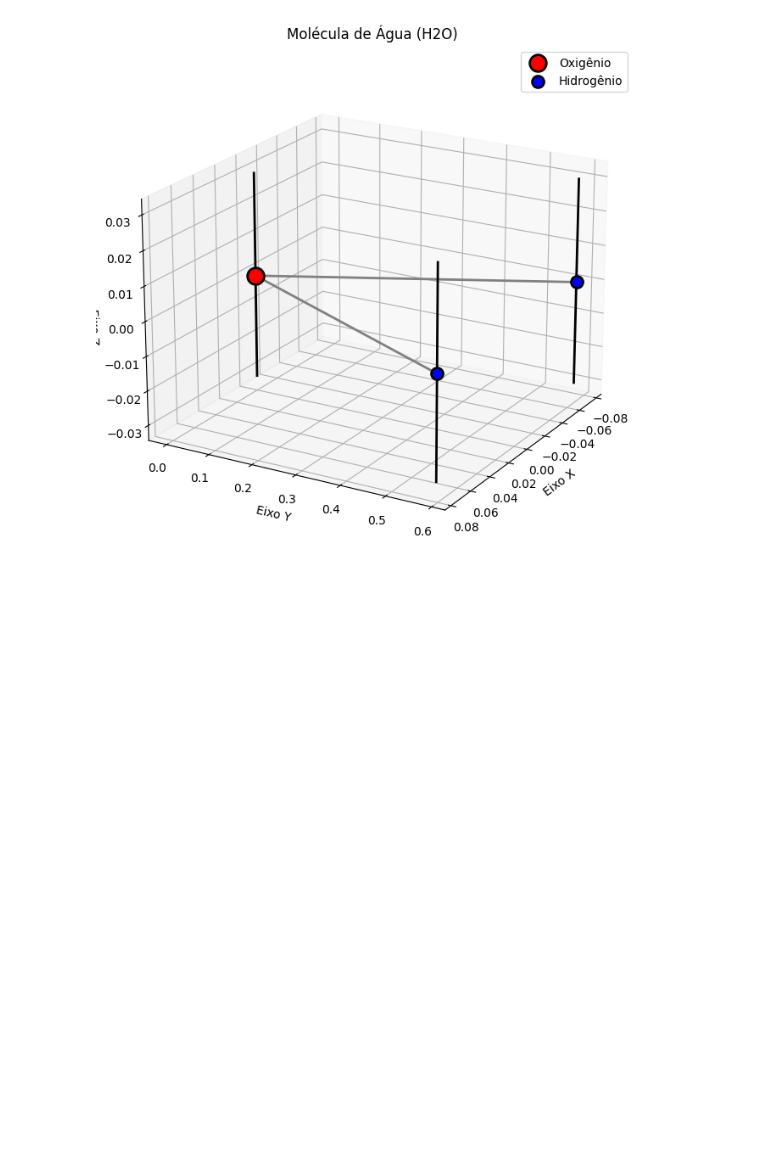
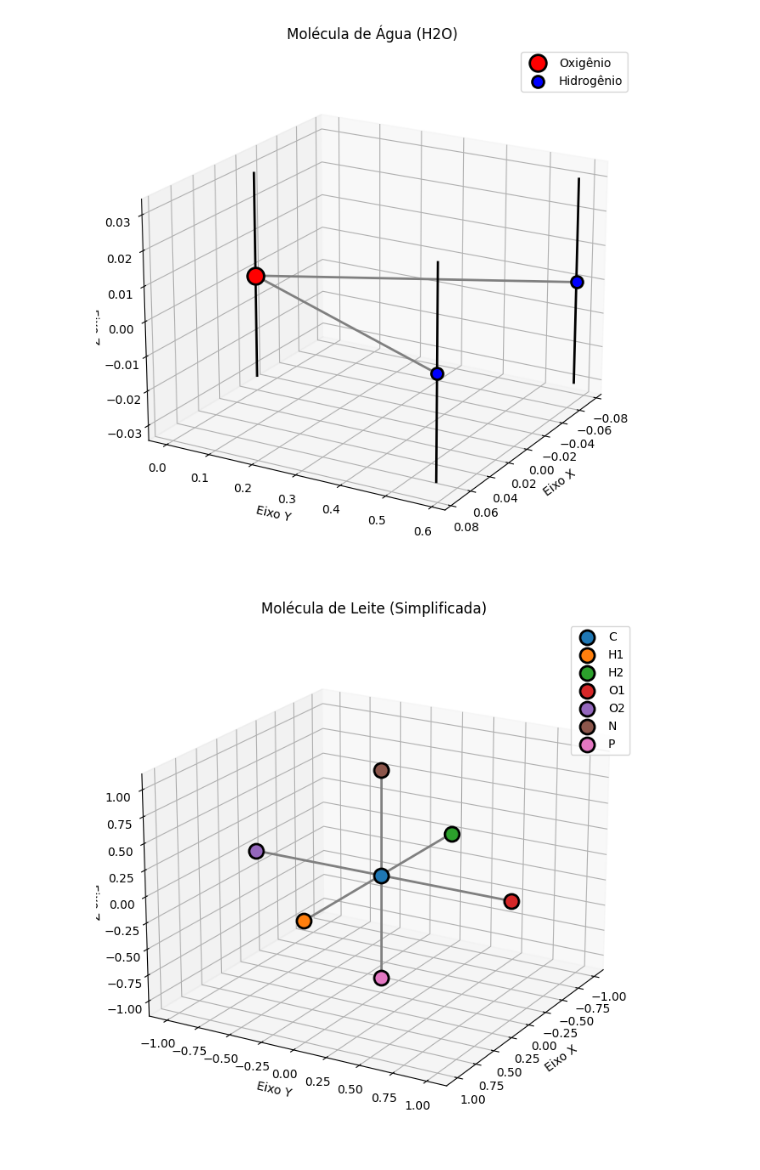
Before and after one commit to kono100/Graficos_em_Python, a Jupyter notebook: grafico.ipynb, the cells around one changed output. Drawn from its saved outputs; the diff is of its cells as text; code cells hidden in the pictures; blank space fills up the shorter version.

```diff
--- a/grafico.ipynb
+++ b/grafico.ipynb
@@ -386,3 +386,52 @@ ax.view_init(elev=20, azim=30)
 plt.show()
 # %% [output]
 [figure]
+# %%
+# Grafico 14
+
+import matplotlib.pyplot as plt
+import numpy as np
+from mpl_toolkits.mplot3d import Axes3D
+
+# Criar a figura tridimensional
+fig = plt.figure(figsize=(8, 8))
+ax = fig.add_subplot(111, projection='3d')
+
+# Coordenadas dos átomos em uma representação simplificada
+carbon = np.array([0, 0, 0])
+hydrogen1 = np.array([1, 0, 0])
+hydrogen2 = np.array([-1, 0, 0])
+oxygen1 = np.array([0, 1, 0])
+oxygen2 = np.array([0, -1, 0])
+nitrogen = np.array([0, 0, 1])
+phosphorus = np.array([0, 0, -1])
+
+# Adicionar esferas para representar átomos
+atoms = {'C': carbon, 'H1': hydrogen1, 'H2': hydrogen2, 'O1': oxygen1, 'O2': oxygen2, 'N': nitrogen, 'P': phosphorus}
+for atom, coords in atoms.items():
+    ax.scatter(*coords, label=atom, s=150, edgecolor='black', linewidth=2)
+
+# Adicionar linhas para representar ligações
+ax.plot([carbon[0], hydrogen1[0]], [carbon[1], hydrogen1[1]], [carbon[2], hydrogen1[2]], color='gray', linewidth=2)
+ax.plot([carbon[0], hydrogen2[0]], [carbon[1], hydrogen2[1]], [carbon[2], hydrogen2[2]], color='gray', linewidth=2)
+ax.plot([carbon[0], oxygen1[0]], [carbon[1], oxygen1[1]], [carbon[2], oxygen1[2]], color='gray', linewidth=2)
+ax.plot([carbon[0], oxygen2[0]], [carbon[1], oxygen2[1]], [carbon[2], oxygen2[2]], color='gray', linewidth=2)
+ax.plot([carbon[0], nitrogen[0]], [carbon[1], nitrogen[1]], [carbon[2], nitrogen[2]], color='gray', linewidth=2)
+ax.plot([carbon[0], phosphorus[0]], [carbon[1], phosphorus[1]], [carbon[2], phosphorus[2]], color='gray', linewidth=2)
+
+# Configurar rótulos e título
+ax.set_xlabel('Eixo X')
+ax.set_ylabel('Eixo Y')
+ax.set_zlabel('Eixo Z')
+ax.set_title('Molécula de Leite (Simplificada)')
+
+# Adicionar uma legenda
+ax.legend()
+
+# Ajustar a visualização para uma melhor perspectiva
+ax.view_init(elev=20, azim=30)
+
+# Exibir o gráfico
+plt.show()
+# %% [output]
+[figure, added]
```
